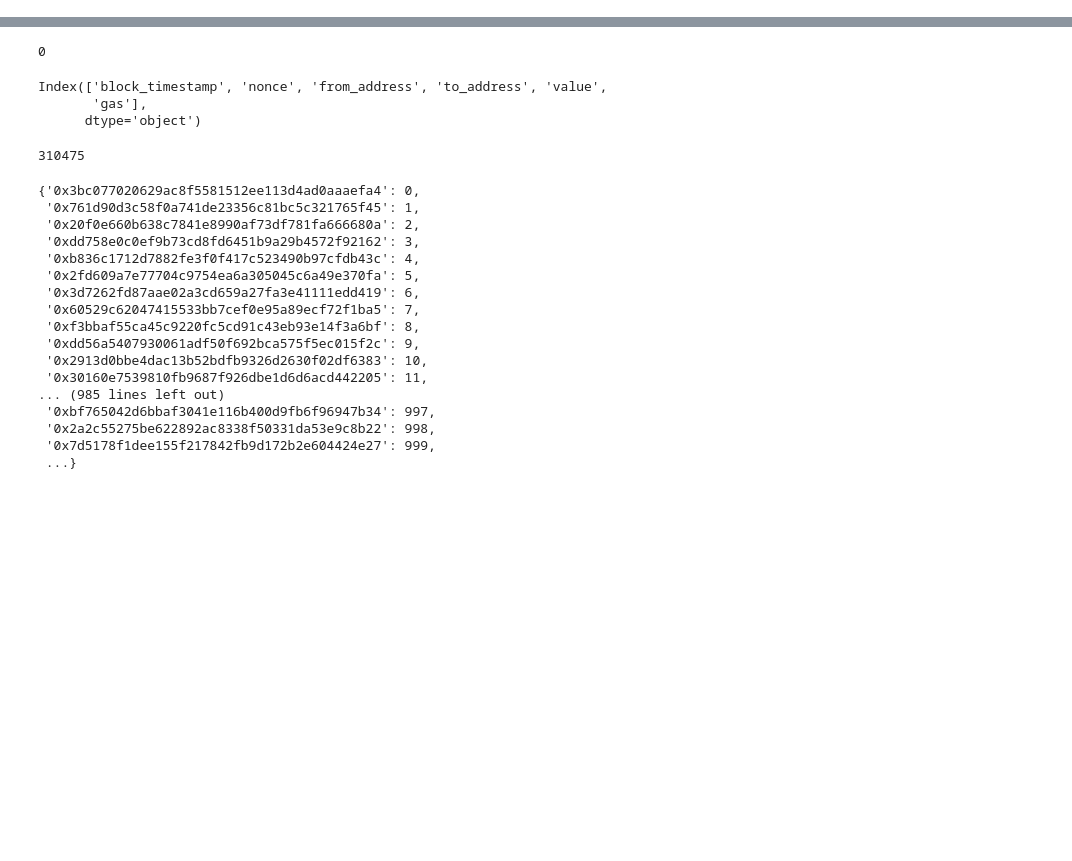
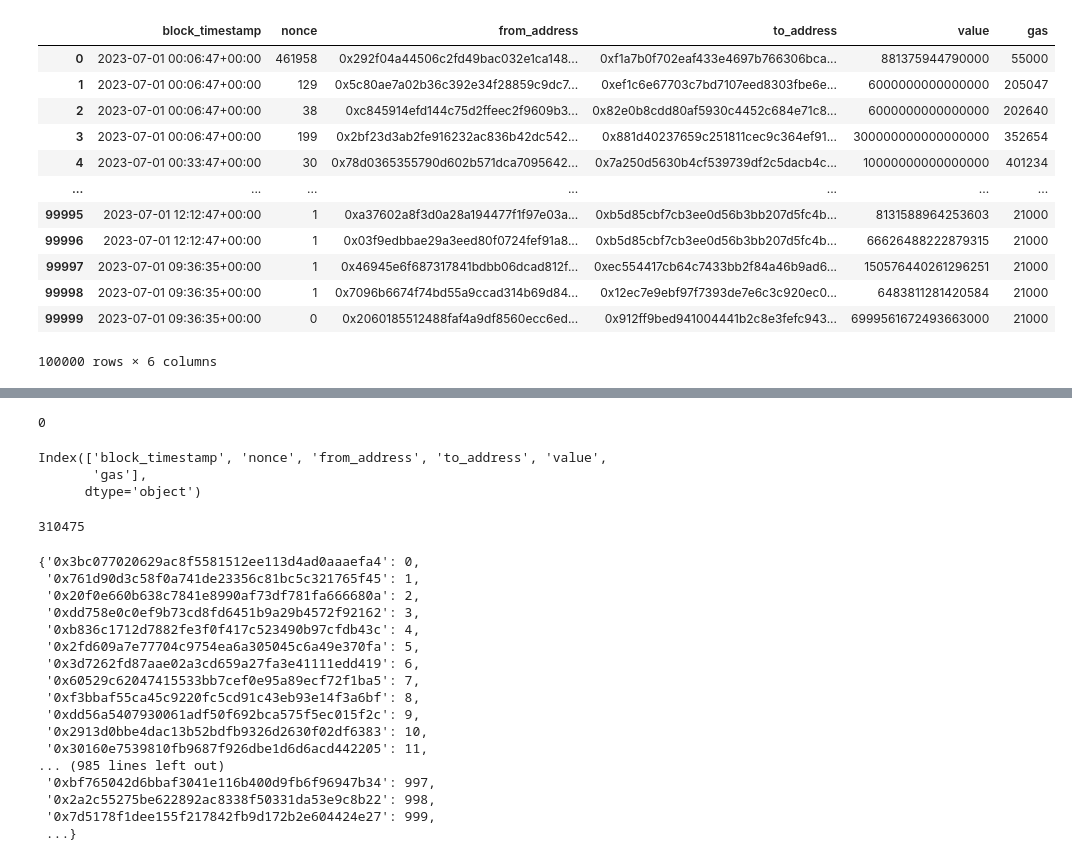
Before and after one commit to argelignacio/TRABAJO-PROFESIONAL-7599-, a Jupyter notebook: clustering/embedders/custom_embedder.ipynb, the cells around one changed output, grey strips where cells are left out. Cells and saved outputs as stored; diff of their text form; code cells hidden in the pictures; blank space fills up the shorter version.

```diff
--- a/clustering/embedders/custom_embedder.ipynb
+++ b/clustering/embedders/custom_embedder.ipynb
@@ -46,2 +46,17 @@ Your kernel may have been built without NUMA support.
 # %%
-df = pd.read_csv('../../../datos/2023/July/2023-07-01.csv')
+df = pd.read_csv('../../../datos/2023/July/2023-07-01.csv', nrows=100000)
+df
+# %% [output]
+|  | block_timestamp | nonce | from_address | to_address | value | gas |
+| 0 | 2023-07-01 00:06:47+00:00 | 461958 | 0x292f04a44506c2fd49bac032e1ca148... | 0xf1a7b0f702eaf433e4697b766306bca... | 881375944790000 | 55000 |
+| 1 | 2023-07-01 00:06:47+00:00 | 129 | 0x5c80ae7a02b36c392e34f28859c9dc7... | 0xef1c6e67703c7bd7107eed8303fbe6e... | 6000000000000000 | 205047 |
+| 2 | 2023-07-01 00:06:47+00:00 | 38 | 0xc845914efd144c75d2ffeec2f9609b3... | 0x82e0b8cdd80af5930c4452c684e71c8... | 6000000000000000 | 202640 |
+| 3 | 2023-07-01 00:06:47+00:00 | 199 | 0x2bf23d3ab2fe916232ac836b42dc542... | 0x881d40237659c251811cec9c364ef91... | 300000000000000000 | 352654 |
+| 4 | 2023-07-01 00:33:47+00:00 | 30 | 0x78d0365355790d602b571dca7095642... | 0x7a250d5630b4cf539739df2c5dacb4c... | 10000000000000000 | 401234 |
+| ... | ... | ... | ... | ... | ... | ... |
+| 99995 | 2023-07-01 12:12:47+00:00 | 1 | 0xa37602a8f3d0a28a194477f1f97e03a... | 0xb5d85cbf7cb3ee0d56b3bb207d5fc4b... | 8131588964253603 | 21000 |
+| 99996 | 2023-07-01 12:12:47+00:00 | 1 | 0x03f9edbbae29a3eed80f0724fef91a8... | 0xb5d85cbf7cb3ee0d56b3bb207d5fc4b... | 66626488222879315 | 21000 |
+| 99997 | 2023-07-01 09:36:35+00:00 | 1 | 0x46945e6f687317841bdbb06dcad812f... | 0xec554417cb64c7433bb2f84a46b9ad6... | 150576440261296251 | 21000 |
+| 99998 | 2023-07-01 09:36:35+00:00 | 1 | 0x7096b6674f74bd55a9ccad314b69d84... | 0x12ec7e9ebf97f7393de7e6c3c920ec0... | 6483811281420584 | 21000 |
+| 99999 | 2023-07-01 09:36:35+00:00 | 0 | 0x2060185512488faf4a9df8560ecc6ed... | 0x912ff9bed941004441b2c8e3fefc943... | 6999561672493663000 | 21000 |
+100000 rows × 6 columns
```
Also changed, not shown: parts of 5 cells of this notebook, 5 other files.
